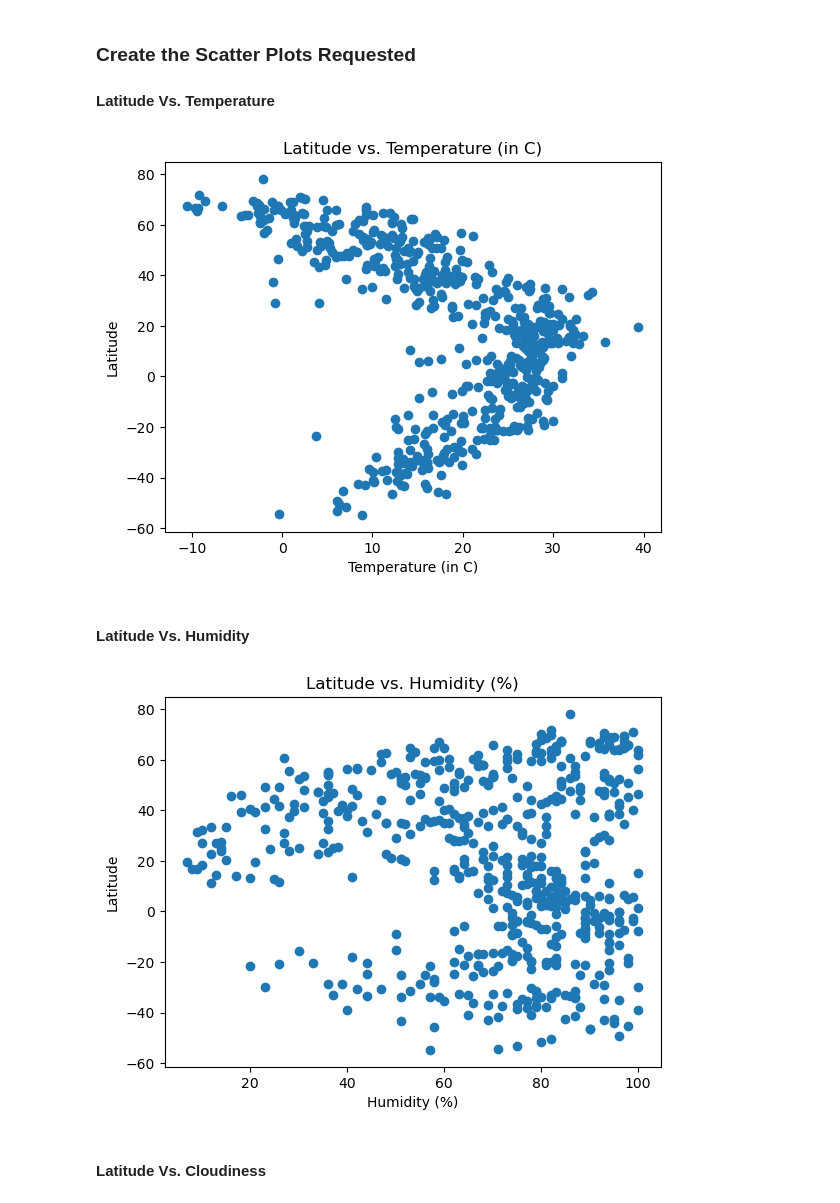
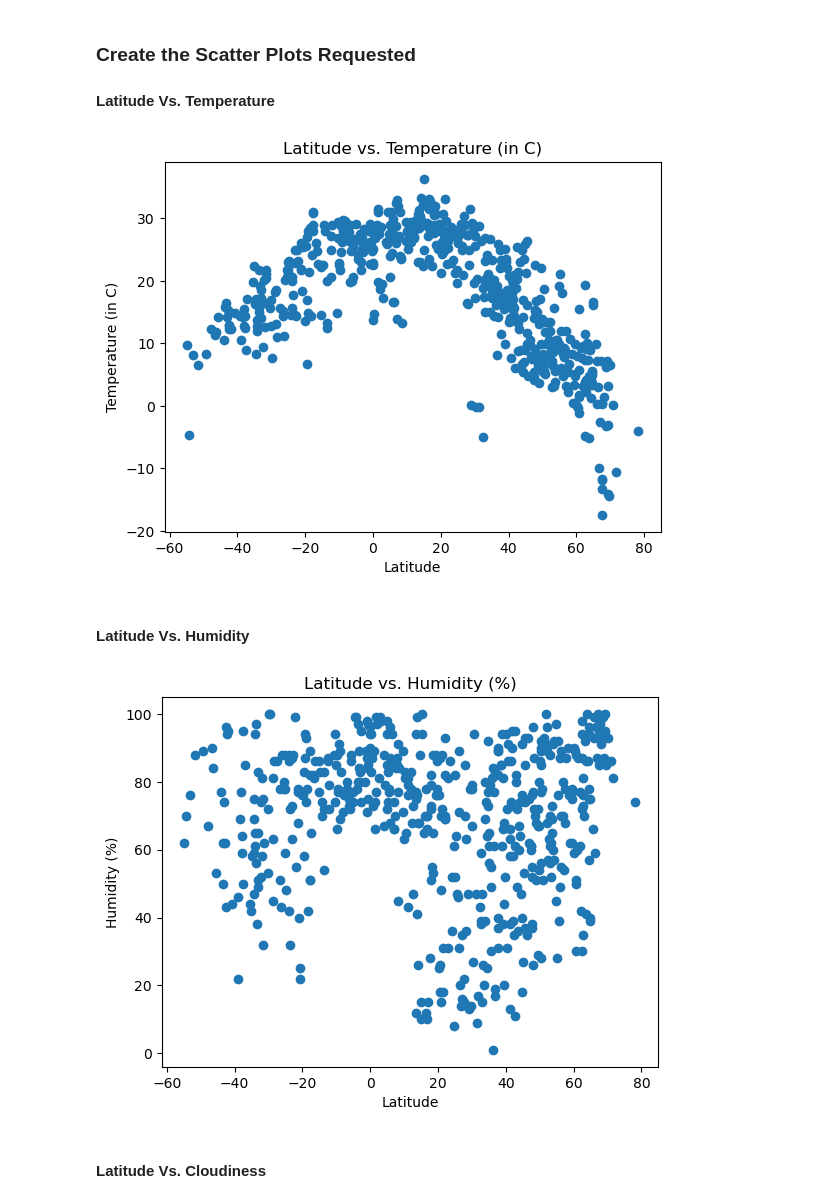
Before and after one commit to amonnerie/python-api-challenge, a Jupyter notebook: WeatherPy/WeatherPy.ipynb, the cells around one changed output. Saved outputs shown, nothing was run; the diff lists cells and outputs as text; code cells hidden in the pictures.

```diff
--- a/WeatherPy/WeatherPy.ipynb
+++ b/WeatherPy/WeatherPy.ipynb
@@ -190,37 +190,37 @@ city_data_df.head()
 #### Latitude Vs. Temperature
 # %%
 # Build scatter plot for latitude vs. temperature
-plt.scatter(city_data_df['Max Temp'], city_data_df['Lat'])
+plt.scatter(city_data_df['Lat'], city_data_df['Max Temp'])
 
 # Incorporate the other graph properties
 plt.title("Latitude vs. Temperature (in C)")
-plt.xlabel("Temperature (in C)")
-plt.ylabel("Latitude")
+plt.xlabel("Latitude")
+plt.ylabel("Temperature (in C)")
 # Save the figure
 plt.savefig("output_data/Fig1.png")
 
 # Show plot
 plt.show()
 # %% [output]
-[figure, old version]
+[figure, new version]
 # %% [markdown]
 #### Latitude Vs. Humidity
 # %%
 # Build the scatter plots for latitude vs. humidity
-plt.scatter(city_data_df['Humidity'], city_data_df['Lat'])
+plt.scatter(city_data_df['Lat'], city_data_df['Humidity'])
 
 # Incorporate the other graph properties
 plt.title("Latitude vs. Humidity (%)")
-plt.xlabel("Humidity (%)")
-plt.ylabel("Latitude")
+plt.xlabel("Latitude")
+plt.ylabel("Humidity (%)")
 
 # Save the figure
 plt.savefig("output_data/Fig2.png")
 
 # Show plot
 plt.show()
 # %% [output]
-[figure, old version]
+[figure, new version]
 # %% [markdown]
 #### Latitude Vs. Cloudiness
 # %%
```
Also changed, not shown: parts of 16 cells of this notebook.
